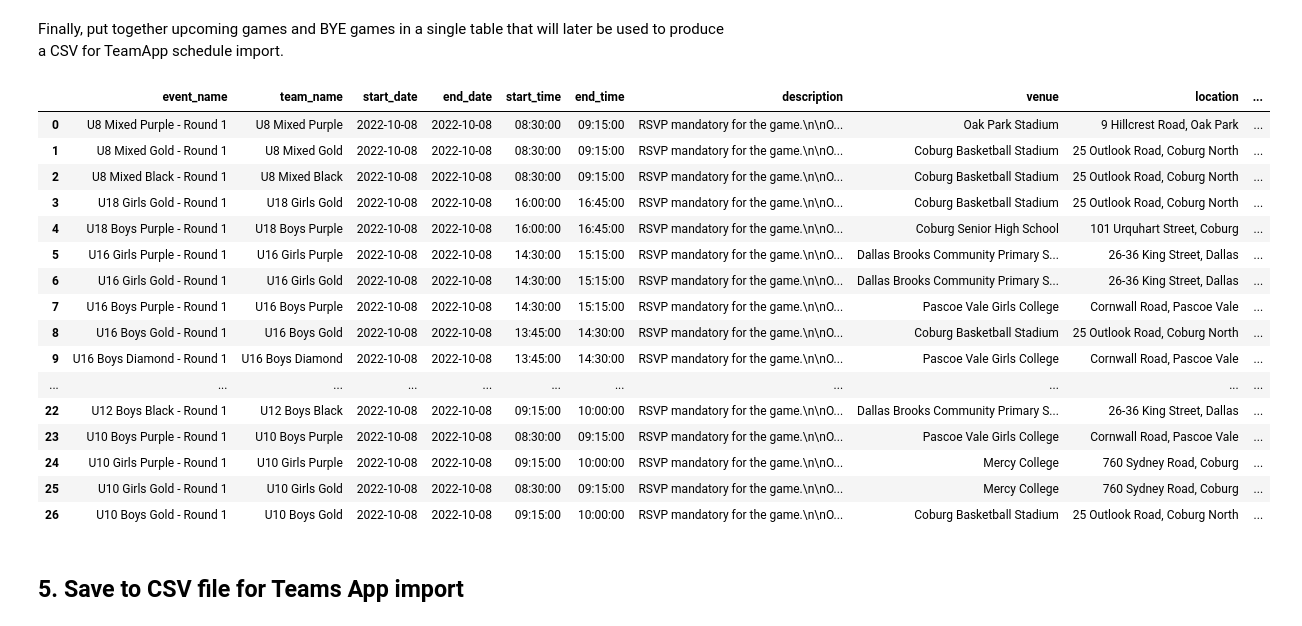
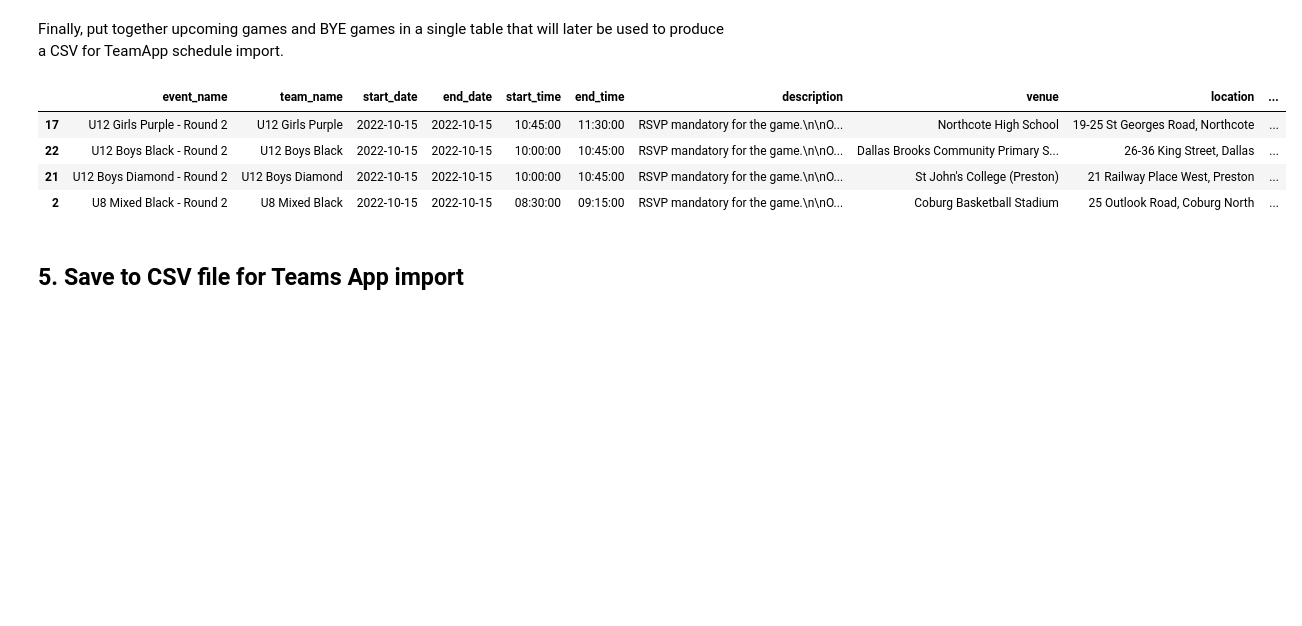
Before and after one commit to ssardina/tapp-fixture, a Jupyter notebook: playhq_scrape.ipynb, the cells around one changed output. Saved outputs shown, nothing was run; the diff lists cells and outputs as text; code cells hidden in the pictures; blank space fills up the shorter version.

```diff
--- a/playhq_scrape.ipynb
+++ b/playhq_scrape.ipynb
@@ -198,30 +215,18 @@ Finally, put together upcoming games and BYE games in a single table that will l
 # %%
 if bye_teams:
     team_apps_csv_df = pd.concat([games_tapps_df, games_bye_df])
     team_apps_csv_df.drop_duplicates(inplace=True)
     team_apps_csv_df.reset_index(inplace=True, drop=True)
 else:
     team_apps_csv_df = games_tapps_df
 
-team_apps_csv_df
+team_apps_csv_df.sample(4)
 # %% [output]
 |  | event_name | team_name | start_date | end_date | start_time | end_time | description | venue | location | ... |
-| 0 | U8 Mixed Purple - Round 1 | U8 Mixed Purple | 2022-10-08 | 2022-10-08 | 08:30:00 | 09:15:00 | RSVP mandatory for the game.\n\nO... | Oak Park Stadium | 9 Hillcrest Road, Oak Park | ... |
-| 1 | U8 Mixed Gold - Round 1 | U8 Mixed Gold | 2022-10-08 | 2022-10-08 | 08:30:00 | 09:15:00 | RSVP mandatory for the game.\n\nO... | Coburg Basketball Stadium | 25 Outlook Road, Coburg North | ... |
-| 2 | U8 Mixed Black - Round 1 | U8 Mixed Black | 2022-10-08 | 2022-10-08 | 08:30:00 | 09:15:00 | RSVP mandatory for the game.\n\nO... | Coburg Basketball Stadium | 25 Outlook Road, Coburg North | ... |
-| 3 | U18 Girls Gold - Round 1 | U18 Girls Gold | 2022-10-08 | 2022-10-08 | 16:00:00 | 16:45:00 | RSVP mandatory for the game.\n\nO... | Coburg Basketball Stadium | 25 Outlook Road, Coburg North | ... |
-| 4 | U18 Boys Purple - Round 1 | U18 Boys Purple | 2022-10-08 | 2022-10-08 | 16:00:00 | 16:45:00 | RSVP mandatory for the game.\n\nO... | Coburg Senior High School | 101 Urquhart Street, Coburg | ... |
-| 5 | U16 Girls Purple - Round 1 | U16 Girls Purple | 2022-10-08 | 2022-10-08 | 14:30:00 | 15:15:00 | RSVP mandatory for the game.\n\nO... | Dallas Brooks Community Primary S... | 26-36 King Street, Dallas | ... |
-| 6 | U16 Girls Gold - Round 1 | U16 Girls Gold | 2022-10-08 | 2022-10-08 | 14:30:00 | 15:15:00 | RSVP mandatory for the game.\n\nO... | Dallas Brooks Community Primary S... | 26-36 King Street, Dallas | ... |
-| 7 | U16 Boys Purple - Round 1 | U16 Boys Purple | 2022-10-08 | 2022-10-08 | 14:30:00 | 15:15:00 | RSVP mandatory for the game.\n\nO... | Pascoe Vale Girls College | Cornwall Road, Pascoe Vale | ... |
-| 8 | U16 Boys Gold - Round 1 | U16 Boys Gold | 2022-10-08 | 2022-10-08 | 13:45:00 | 14:30:00 | RSVP mandatory for the game.\n\nO... | Coburg Basketball Stadium | 25 Outlook Road, Coburg North | ... |
-| 9 | U16 Boys Diamond - Round 1 | U16 Boys Diamond | 2022-10-08 | 2022-10-08 | 13:45:00 | 14:30:00 | RSVP mandatory for the game.\n\nO... | Pascoe Vale Girls College | Cornwall Road, Pascoe Vale | ... |
-| ... | ... | ... | ... | ... | ... | ... | ... | ... | ... | ... |
-| 22 | U12 Boys Black - Round 1 | U12 Boys Black | 2022-10-08 | 2022-10-08 | 09:15:00 | 10:00:00 | RSVP mandatory for the game.\n\nO... | Dallas Brooks Community Primary S... | 26-36 King Street, Dallas | ... |
-| 23 | U10 Boys Purple - Round 1 | U10 Boys Purple | 2022-10-08 | 2022-10-08 | 08:30:00 | 09:15:00 | RSVP mandatory for the game.\n\nO... | Pascoe Vale Girls College | Cornwall Road, Pascoe Vale | ... |
-| 24 | U10 Girls Purple - Round 1 | U10 Girls Purple | 2022-10-08 | 2022-10-08 | 09:15:00 | 10:00:00 | RSVP mandatory for the game.\n\nO... | Mercy College | 760 Sydney Road, Coburg | ... |
-| 25 | U10 Girls Gold - Round 1 | U10 Girls Gold | 2022-10-08 | 2022-10-08 | 08:30:00 | 09:15:00 | RSVP mandatory for the game.\n\nO... | Mercy College | 760 Sydney Road, Coburg | ... |
-| 26 | U10 Boys Gold - Round 1 | U10 Boys Gold | 2022-10-08 | 2022-10-08 | 09:15:00 | 10:00:00 | RSVP mandatory for the game.\n\nO... | Coburg Basketball Stadium | 25 Outlook Road, Coburg North | ... |
+| 17 | U12 Girls Purple - Round 2 | U12 Girls Purple | 2022-10-15 | 2022-10-15 | 10:45:00 | 11:30:00 | RSVP mandatory for the game.\n\nO... | Northcote High School | 19-25 St Georges Road, Northcote | ... |
+| 22 | U12 Boys Black - Round 2 | U12 Boys Black | 2022-10-15 | 2022-10-15 | 10:00:00 | 10:45:00 | RSVP mandatory for the game.\n\nO... | Dallas Brooks Community Primary S... | 26-36 King Street, Dallas | ... |
+| 21 | U12 Boys Diamond - Round 2 | U12 Boys Diamond | 2022-10-15 | 2022-10-15 | 10:00:00 | 10:45:00 | RSVP mandatory for the game.\n\nO... | St John's College (Preston) | 21 Railway Place West, Preston | ... |
+| 2 | U8 Mixed Black - Round 2 | U8 Mixed Black | 2022-10-15 | 2022-10-15 | 08:30:00 | 09:15:00 | RSVP mandatory for the game.\n\nO... | Coburg Basketball Stadium | 25 Outlook Road, Coburg North | ... |
 # %% [markdown]
 ## 5. Save to CSV file for Teams App import
 # %% [markdown]
```
Also changed, not shown: parts of 14 cells of this notebook.
